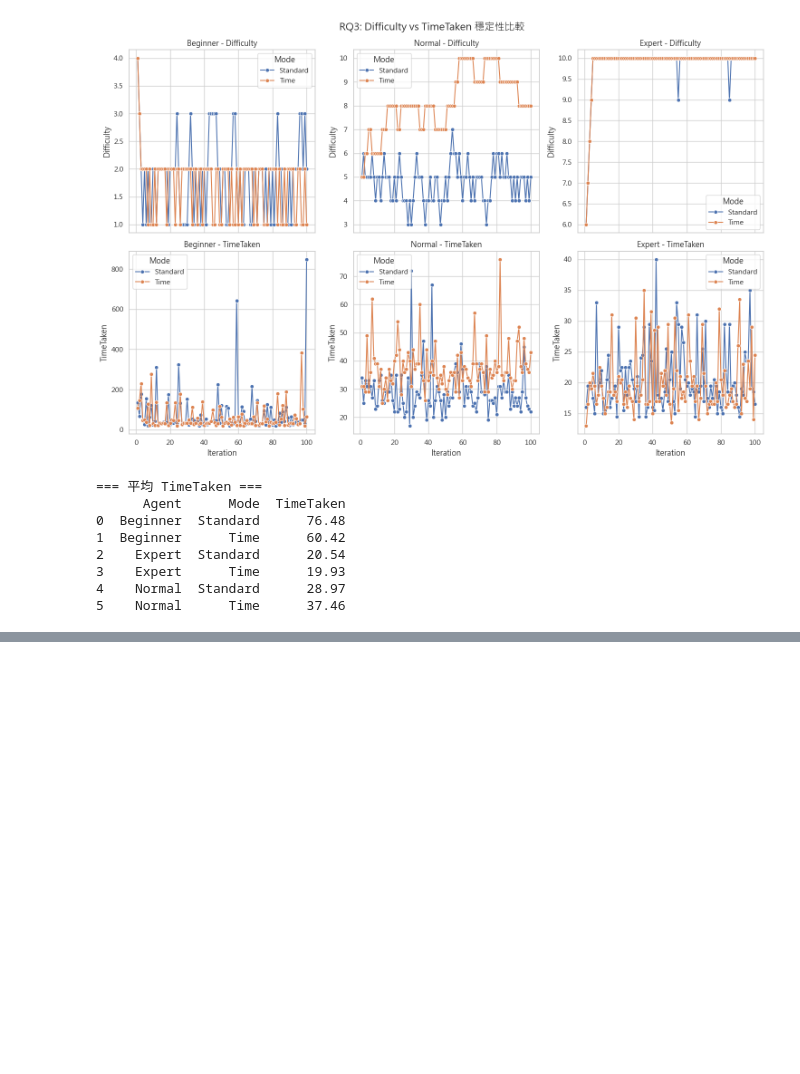
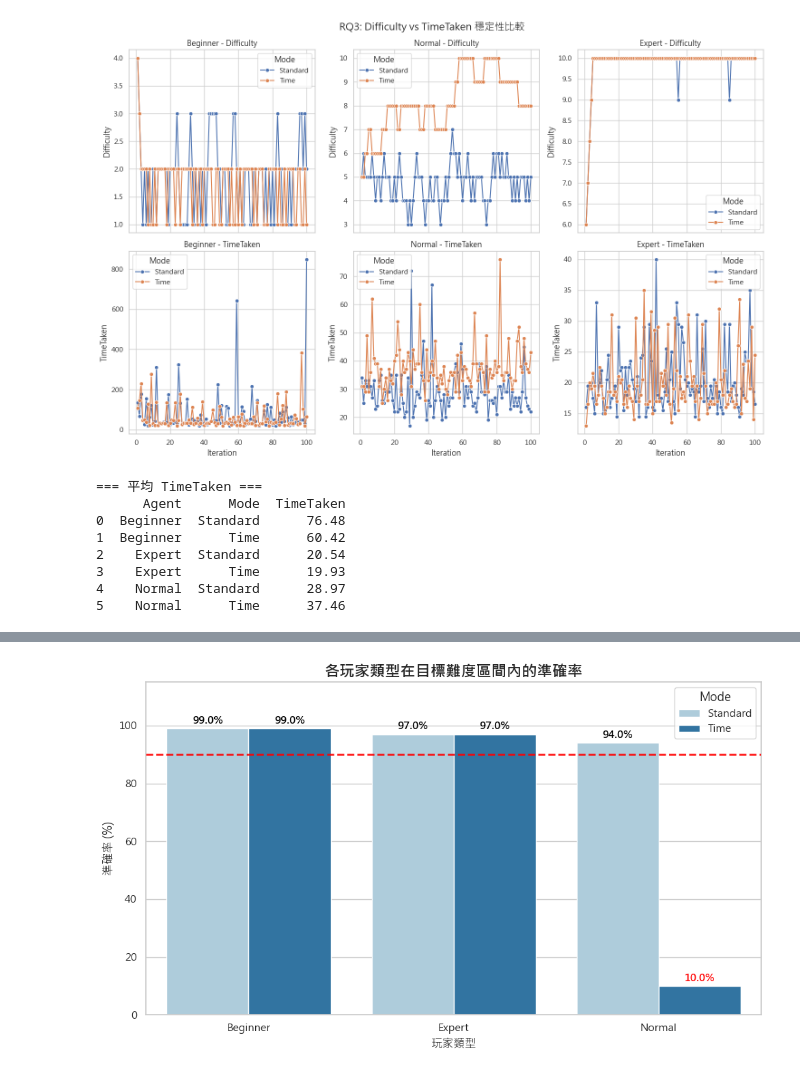
Before and after one commit to senba1000m3/MetaheuristicFinal, a Jupyter notebook: Analysis.ipynb, the cells around one changed output, grey strips where cells are left out. Cells and saved outputs as stored; diff of their text form; code cells hidden in the pictures; blank space fills up the shorter version.

```diff
--- a/Analysis.ipynb
+++ b/Analysis.ipynb
@@ -327,0 +377,57 @@ plt.show()
+# %%
+import matplotlib.pyplot as plt
+import pandas as pd
+import seaborn as sns
+
+plt.rcParams['font.family'] = 'Microsoft JhengHei'
+
+df_clean = df[~df['Mode'].str.contains('NoModel', case=False, na=False)].copy()
+
+cond_expert = (df_clean['Agent'] == 'Expert') & (df_clean['Difficulty'] >= 9)
+cond_normal = (df_clean['Agent'] == 'Normal') & (df_clean['Difficulty'] >= 4) & (df_clean['Difficulty'] <= 6)
+cond_beginner = (df_clean['Agent'] == 'Beginner') & (df_clean['Difficulty'] <= 3)
+
+df_clean['InTargetZone'] = 0
+df_clean.loc[cond_expert | cond_normal | cond_beginner, 'InTargetZone'] = 1
+
+accuracy_df = df_clean.groupby(['Mode', 'Agent'])['InTargetZone'].mean().reset_index()
+accuracy_df['Accuracy'] = accuracy_df['InTargetZone'] * 100
+
+plt.figure(figsize=(10, 6))
+
+barplot = sns.barplot(
+    data=accuracy_df,
+    x="Agent",
+    y="Accuracy",
+    hue="Mode",
+    palette="Paired",
+    zorder=1
+)
+
+for p in barplot.patches:
+    if p.get_height() > 0:
+        color = 'red' if p.get_height() < 90 else 'black'
+        barplot.annotate(
+            f'{p.get_height():.1f}%',
+            (p.get_x() + p.get_width() / 2., p.get_height()),
+            ha='center',
+            va='center',
+            xytext=(0, 8),
+            textcoords='offset points',
+            fontsize=11,
+            fontweight='bold',
+            color=color
+        )
+
+plt.title("各玩家類型在目標難度區間內的準確率", fontsize=16, fontweight='bold')
+plt.ylabel("準確率 (%)", fontsize=12)
+plt.xlabel("玩家類型", fontsize=12)
+
+plt.ylim(0, 115)
+
+plt.axhline(y=90, color='red', linestyle='--', linewidth=2, alpha=0.9, zorder=5)
+
+plt.tight_layout()
+plt.show()
+# %% [output]
+[figure, added]
```
Also changed, not shown: parts of 2 cells of this notebook.
